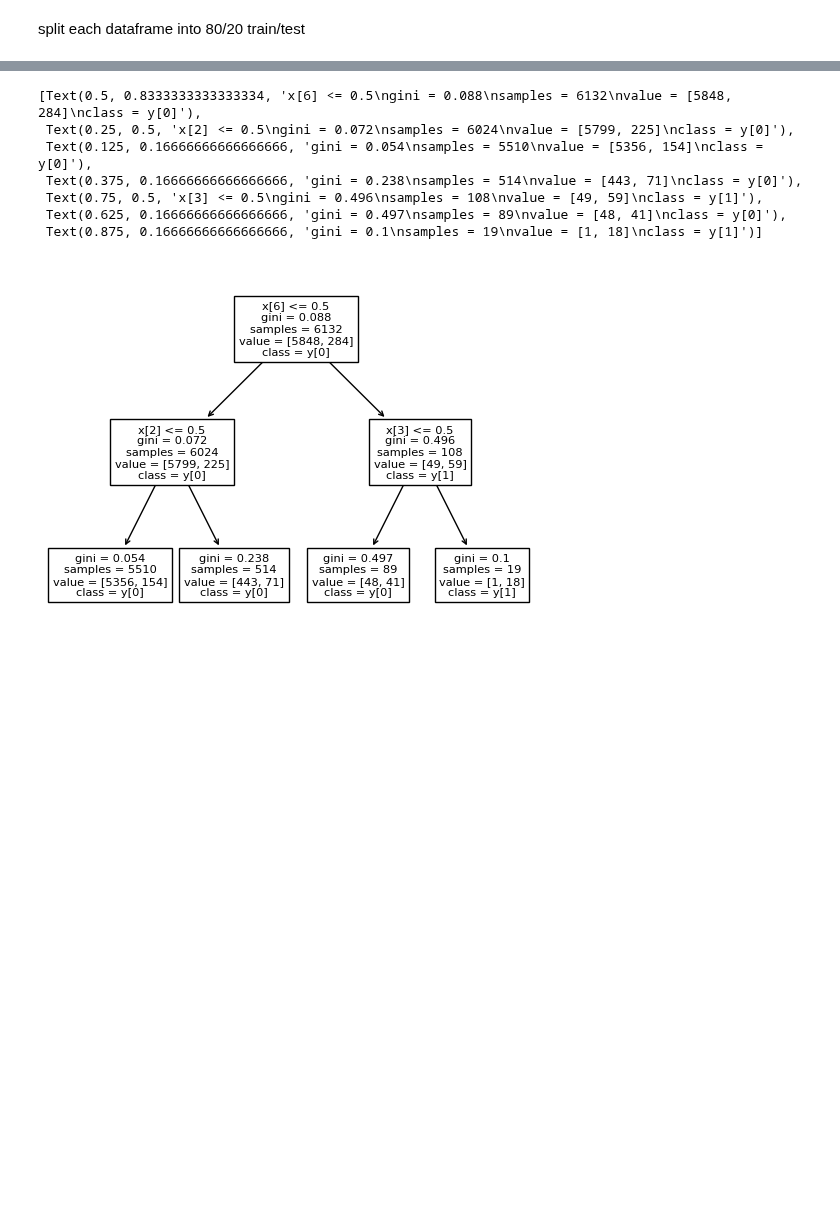
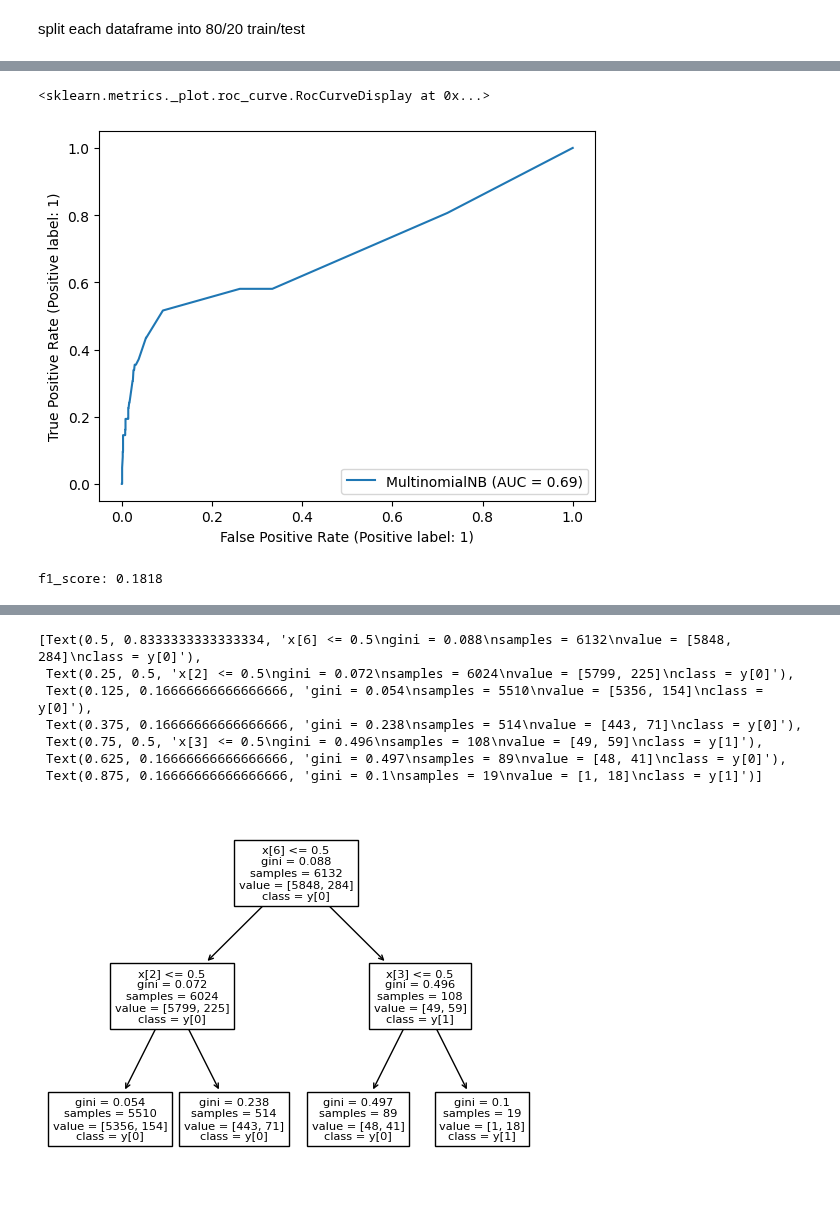
Before and after one commit to HotelTango314/dsa5900, a Jupyter notebook: NSDUH_Explore.ipynb, the cells around one changed output, grey strips where cells are left out. Drawn from its saved outputs; the diff is of its cells as text; code cells hidden in the pictures; blank space fills up the shorter version.

```diff
--- a/NSDUH_Explore.ipynb
+++ b/NSDUH_Explore.ipynb
@@ -773,0 +924,14 @@ array([[1469,    2],
+# %%
+RocCurveDisplay.from_estimator(du_six_bayes_final,du_six_testX,du_six_testy)
+# %% [output]
+<sklearn.metrics._plot.roc_curve.RocCurveDisplay at 0x...>
+[figure, added]
+# %%
+#2006 Drug Use Logit
+du_six_logit_final = LogisticRegression(C=10,solver='lbfgs')
+du_six_logit_final.fit(du_six_trainX,du_six_trainy)
+du_six_logit_predy = du_six_logit_final.predict(du_six_testX)
+du_six_logit_f1 = f1_score(du_six_testy,du_six_logit_predy)
+print(f"f1_score: {np.round(du_six_logit_f1,4)}")
+# %% [output]
+f1_score: 0.1818
```
Also changed, not shown: parts of 54 cells of this notebook.
